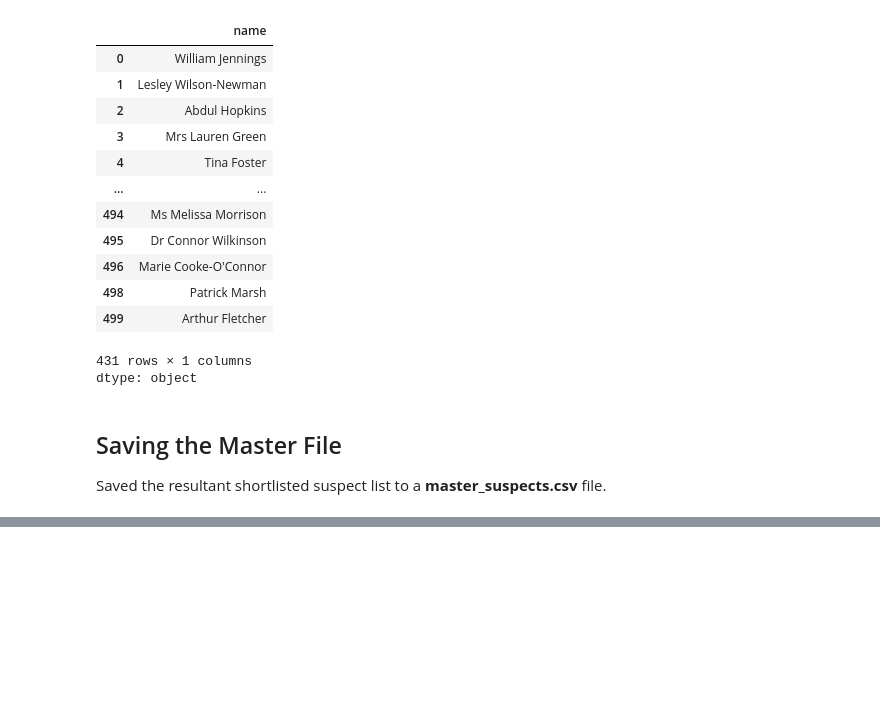
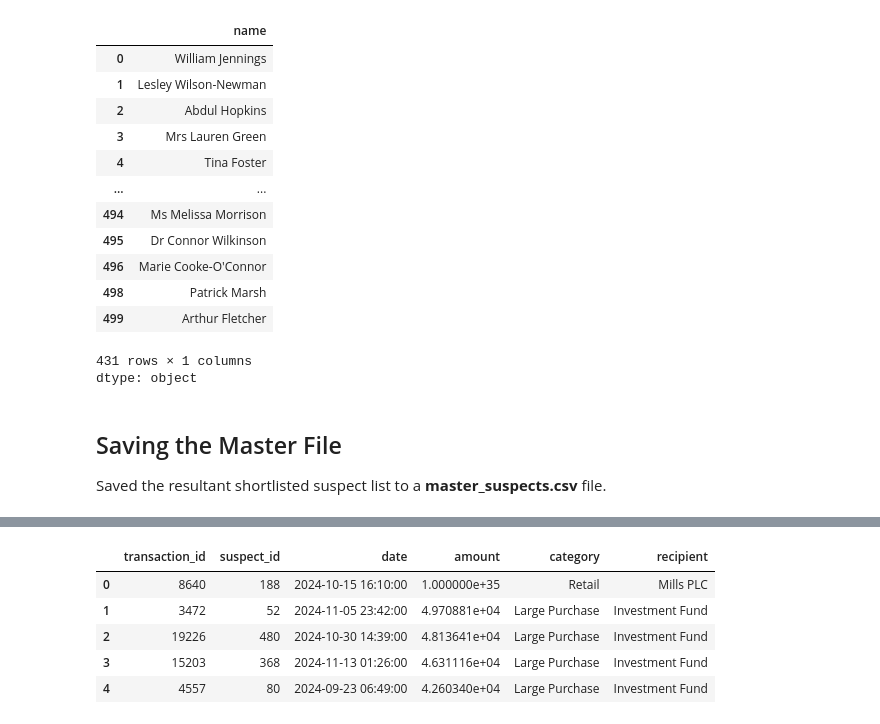
Before and after one commit to Jaslyn10/Vane_Capital_Case, a Jupyter notebook: Vane_Capital_Case.ipynb, the cells around one changed output, grey strips where cells are left out. Saved outputs shown, nothing was run; the diff lists cells and outputs as text; code cells hidden in the pictures; blank space fills up the shorter version.

```diff
--- a/Vane_Capital_Case.ipynb
+++ b/Vane_Capital_Case.ipynb
@@ -439,0 +544,10 @@ fil_df_master.to_csv("Jaslyn10/Vane_Capital_Case/data/master_suspects.csv",index
+# %%
+df_sorted_transactions = df_transactions.sort_values('amount', ascending = False)
+df_sorted_transactions.head()
+# %% [output]
+|  | transaction_id | suspect_id | date | amount | category | recipient |
+| 0 | 8640 | 188 | 2024-10-15 16:10:00 | 1.000000e+35 | Retail | Mills PLC |
+| 1 | 3472 | 52 | 2024-11-05 23:42:00 | 4.970881e+04 | Large Purchase | Investment Fund |
+| 2 | 19226 | 480 | 2024-10-30 14:39:00 | 4.813641e+04 | Large Purchase | Investment Fund |
+| 3 | 15203 | 368 | 2024-11-13 01:26:00 | 4.631116e+04 | Large Purchase | Investment Fund |
+| 4 | 4557 | 80 | 2024-09-23 06:49:00 | 4.260340e+04 | Large Purchase | Investment Fund |
```
Also changed, not shown: parts of 24 cells of this notebook.
